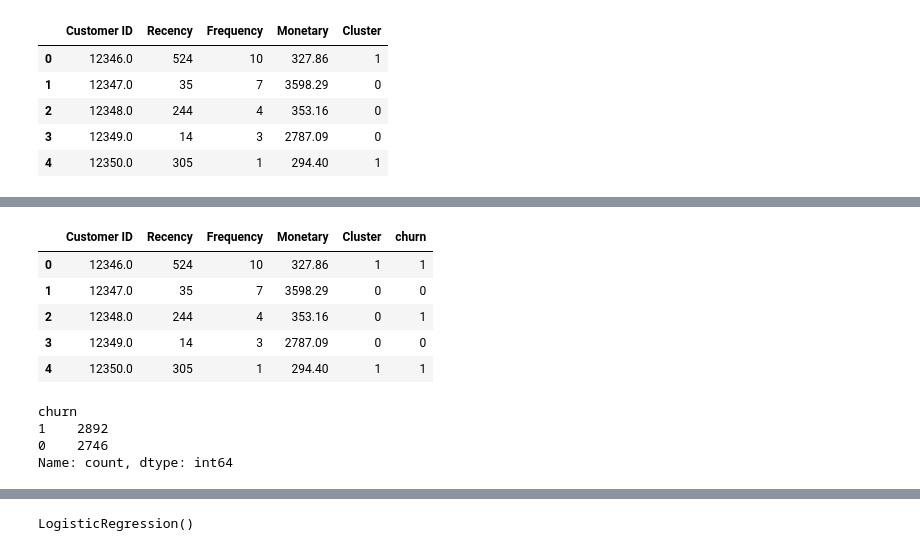
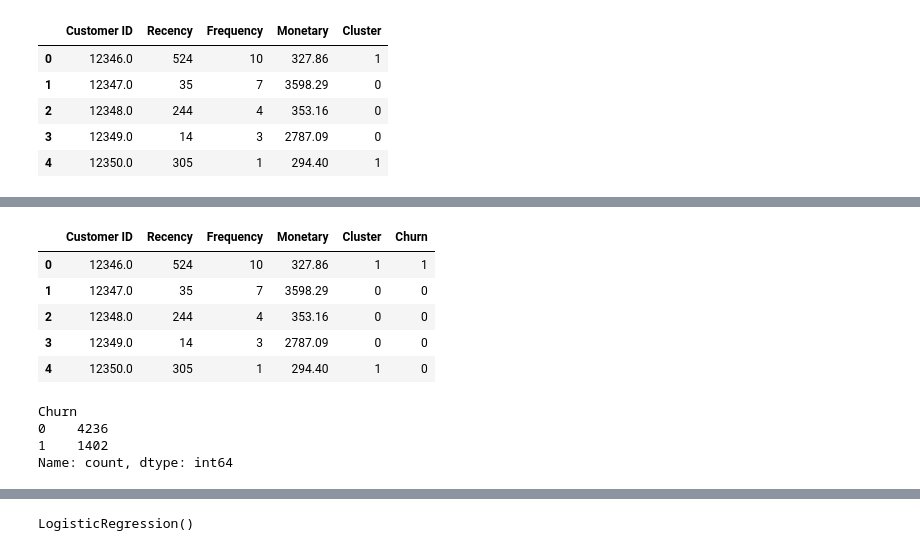
Before and after one commit to AranyakD/RetailPulse, a Jupyter notebook: notebooks/06_churn_prediction.ipynb, the cells around one changed output, grey strips where cells are left out. Drawn from its saved outputs; the diff is of its cells as text; code cells hidden in the pictures.

```diff
--- a/notebooks/06_churn_prediction.ipynb
+++ b/notebooks/06_churn_prediction.ipynb
@@ -18,18 +37,19 @@ rfm.head()
 # %%
-#Creating churn label, if a customer is inactive >90days = churn
-rfm["churn"] = rfm["Recency"].apply(lambda x: 1 if x>90 else 0)
+#Creating churn label, top 25% most inactive = churn
+threshold = rfm["Recency"].quantile(0.75)
+rfm["Churn"] = rfm["Recency"].apply(lambda x: 1 if x > threshold else 0)
 rfm.head()
 # %% [output]
-|  | Customer ID | Recency | Frequency | Monetary | Cluster | churn |
+|  | Customer ID | Recency | Frequency | Monetary | Cluster | Churn |
 | 0 | 12346.0 | 524 | 10 | 327.86 | 1 | 1 |
 | 1 | 12347.0 | 35 | 7 | 3598.29 | 0 | 0 |
-| 2 | 12348.0 | 244 | 4 | 353.16 | 0 | 1 |
+| 2 | 12348.0 | 244 | 4 | 353.16 | 0 | 0 |
 | 3 | 12349.0 | 14 | 3 | 2787.09 | 0 | 0 |
-| 4 | 12350.0 | 305 | 1 | 294.40 | 1 | 1 |
+| 4 | 12350.0 | 305 | 1 | 294.40 | 1 | 0 |
 # %%
-rfm["churn"].value_counts()
+rfm["Churn"].value_counts()
 # %% [output]
-churn
-1    2892
-0    2746
+Churn
+0    4236
+1    1402
 Name: count, dtype: int64
```
Also changed, not shown: parts of 11 cells of this notebook, 2 other files.
